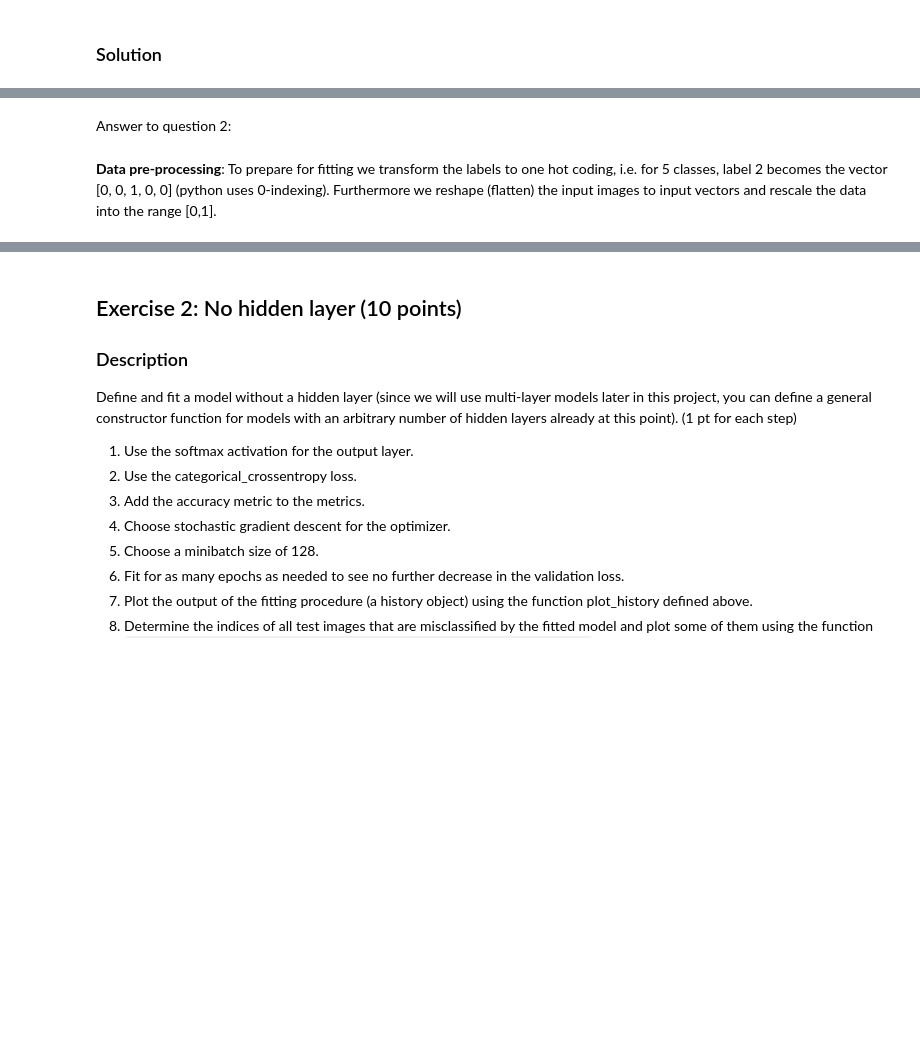
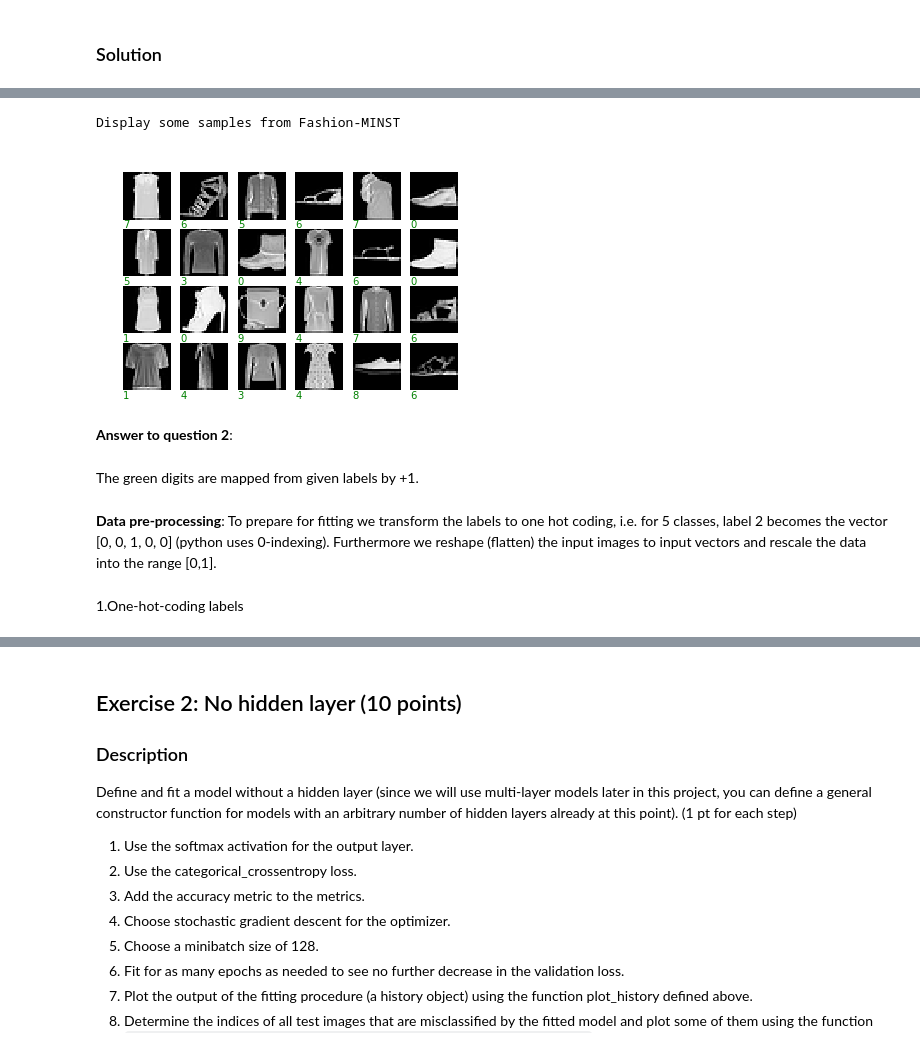
Before and after one commit to ythuangyt/Artificial-Neural-Network, a Jupyter notebook: miniproject1.ipynb, the cells around one changed output, grey strips where cells are left out. Drawn from its saved outputs; the diff is of its cells as text; code cells hidden in the pictures; blank space fills up the shorter version.

```diff
--- a/miniproject1.ipynb
+++ b/miniproject1.ipynb
@@ -152,7 +156,17 @@ from keras.datasets import mnist, fashion_mnist
+# %%
+print("Display some samples from Fashion-MINST ")
+fig = plot_some_samples(x=x_fashion_train, y=y_fashion_train)
+# %% [output]
+Display some samples from Fashion-MINST
+[figure, added]
 # %% [markdown]
-Answer to question 2:
+**Answer to question 2**:
+# %% [markdown]
+The green digits are mapped from given labels by +1.
 # %% [markdown]
 **Data pre-processing**: To prepare for fitting we transform the labels to one hot coding, i.e. for 5 classes, label 2 becomes the vector [0, 0, 1, 0, 0] (python uses 0-indexing). Furthermore we reshape (flatten) the input images to input vectors and rescale the data into the range [0,1].
+# %% [markdown]
+1.One-hot-coding labels
 # %%
 y_train = keras.utils.to_categorical(y_train)
 y_test = keras.utils.to_categorical(y_test)
```
Also changed, not shown: parts of 53 cells of this notebook.
